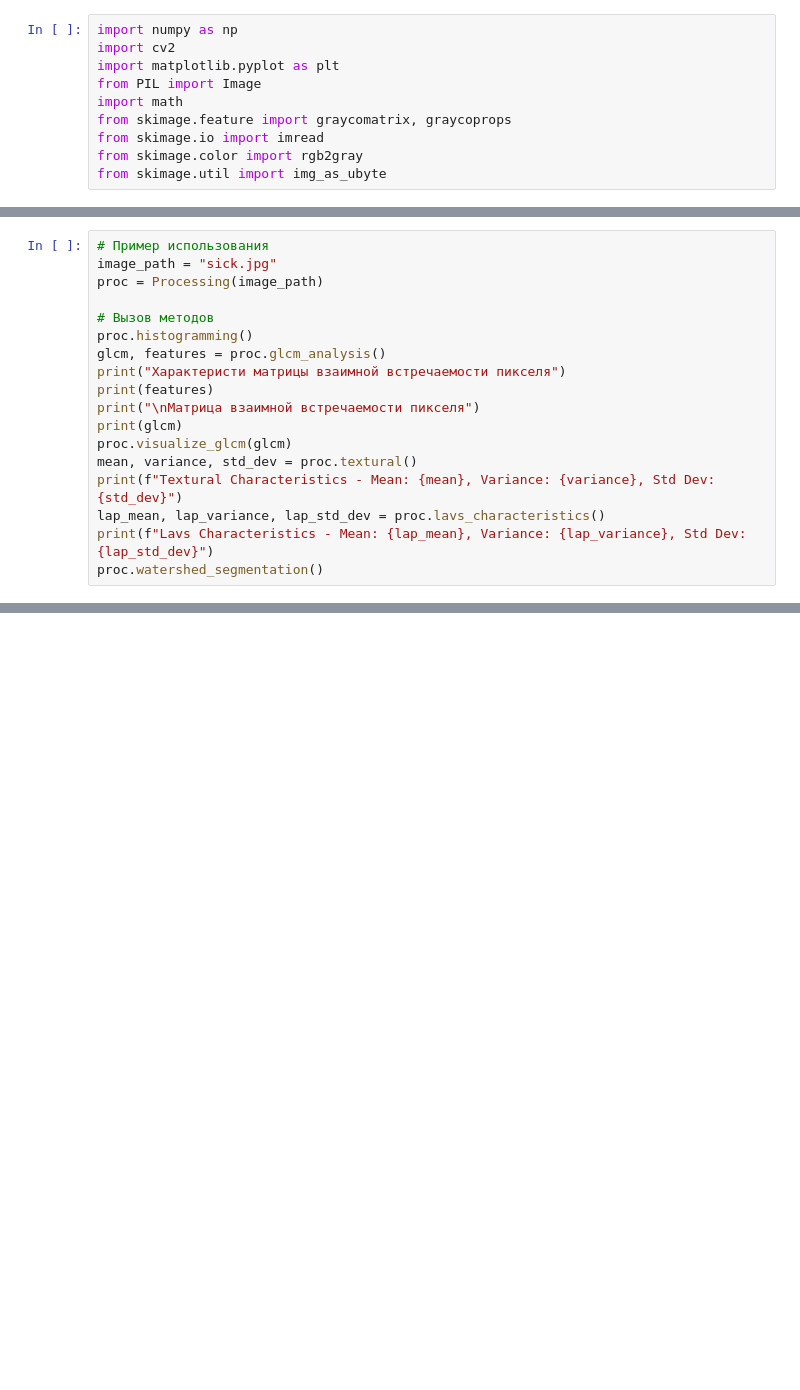
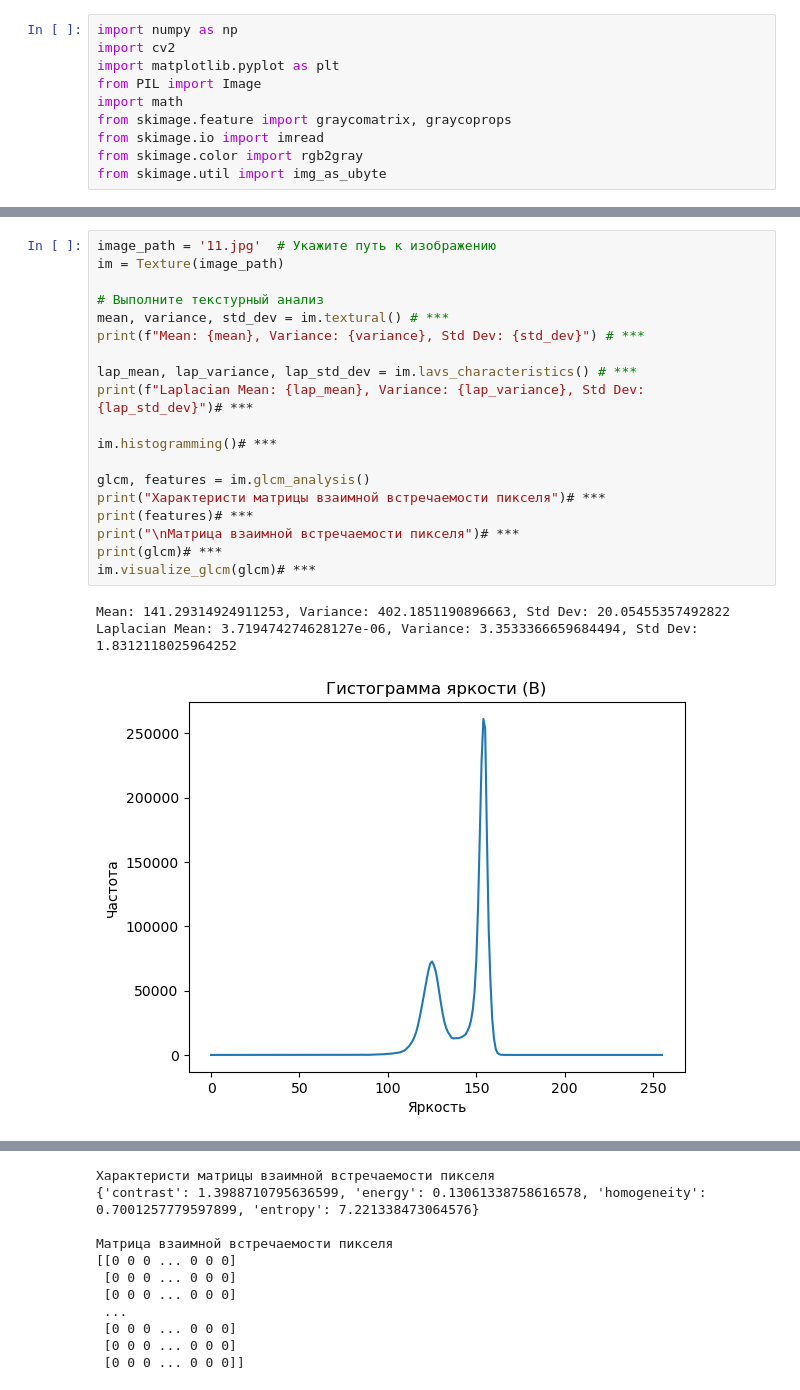
Before and after one commit to AlinkaRed/IT-Lab, a Jupyter notebook: St_class.ipynb, the cells around one changed output, grey strips where cells are left out. Cells and saved outputs as stored; diff of their text form; blank space fills up the shorter version.

```diff
--- a/St_class.ipynb
+++ b/St_class.ipynb
@@ -116,18 +10,0 @@ class Processing:
-# %%
-# Пример использования
-image_path = "sick.jpg"
-proc = Processing(image_path)
-
-# Вызов методов
-proc.histogramming()
-glcm, features = proc.glcm_analysis()
-print("Характеристи матрицы взаимной встречаемости пикселя")
-print(features)
-print("\nМатрица взаимной встречаемости пикселя")
-print(glcm)
-proc.visualize_glcm(glcm)
-mean, variance, std_dev = proc.textural()
-print(f"Textural Characteristics - Mean: {mean}, Variance: {variance}, Std Dev: {std_dev}")
-lap_mean, lap_variance, lap_std_dev = proc.lavs_characteristics()
-print(f"Lavs Characteristics - Mean: {lap_mean}, Variance: {lap_variance}, Std Dev: {lap_std_dev}")
-proc.watershed_segmentation()
@@ -151,0 +171,23 @@ Lavs Characteristics - Mean: 0.0011349127535820683, Variance: 65.96804382475499,
+# %%
+image_path = '11.jpg'  # Укажите путь к изображению
+im = Texture(image_path)
+
+# Выполните текстурный анализ
+mean, variance, std_dev = im.textural() # ***
+print(f"Mean: {mean}, Variance: {variance}, Std Dev: {std_dev}") # ***
+
+lap_mean, lap_variance, lap_std_dev = im.lavs_characteristics() # ***
+print(f"Laplacian Mean: {lap_mean}, Variance: {lap_variance}, Std Dev: {lap_std_dev}")# ***
+
+im.histogramming()# ***
+
+glcm, features = im.glcm_analysis()
+print("Характеристи матрицы взаимной встречаемости пикселя")# ***
+print(features)# ***
+print("\nМатрица взаимной встречаемости пикселя")# ***
+print(glcm)# ***
+im.visualize_glcm(glcm)# ***
+# %% [output]
+Mean: 141.29314924911253, Variance: 402.1851190896663, Std Dev: 20.05455357492822
+Laplacian Mean: 3.719474274628127e-06, Variance: 3.3533366659684494, Std Dev: 1.8312118025964252
+[figure, added]
@@ -151,0 +195,11 @@ Lavs Characteristics - Mean: 0.0011349127535820683, Variance: 65.96804382475499,
+Характеристи матрицы взаимной встречаемости пикселя
+{'contrast': 1.3988710795636599, 'energy': 0.13061338758616578, 'homogeneity': 0.7001257779597899, 'entropy': 7.221338473064576}
+
+Матрица взаимной встречаемости пикселя
+[[0 0 0 ... 0 0 0]
+ [0 0 0 ... 0 0 0]
+ [0 0 0 ... 0 0 0]
+ ...
+ [0 0 0 ... 0 0 0]
+ [0 0 0 ... 0 0 0]
+ [0 0 0 ... 0 0 0]]
```
Also changed, not shown: parts of 9 cells of this notebook.
